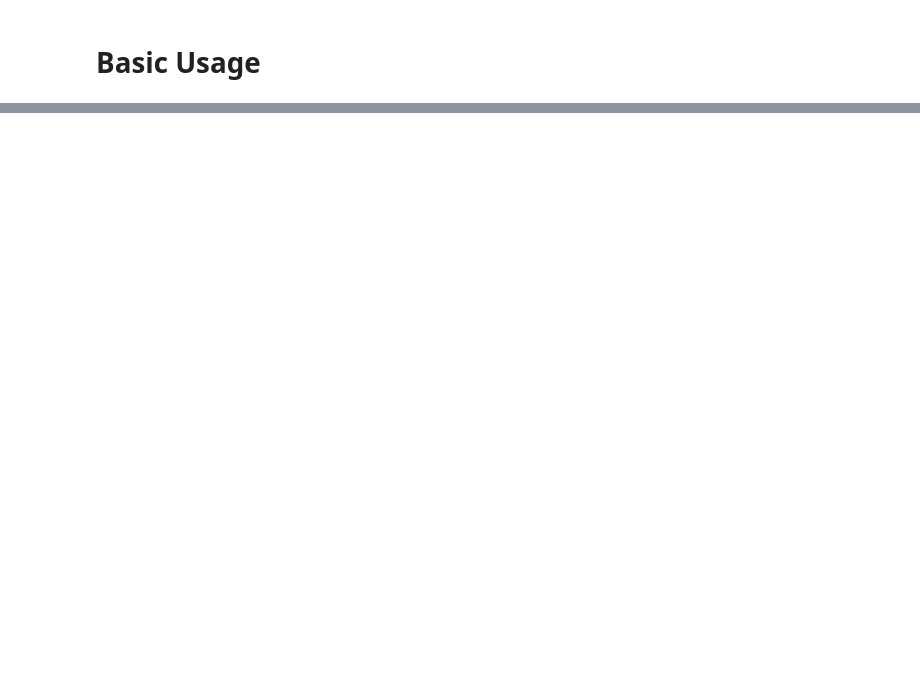
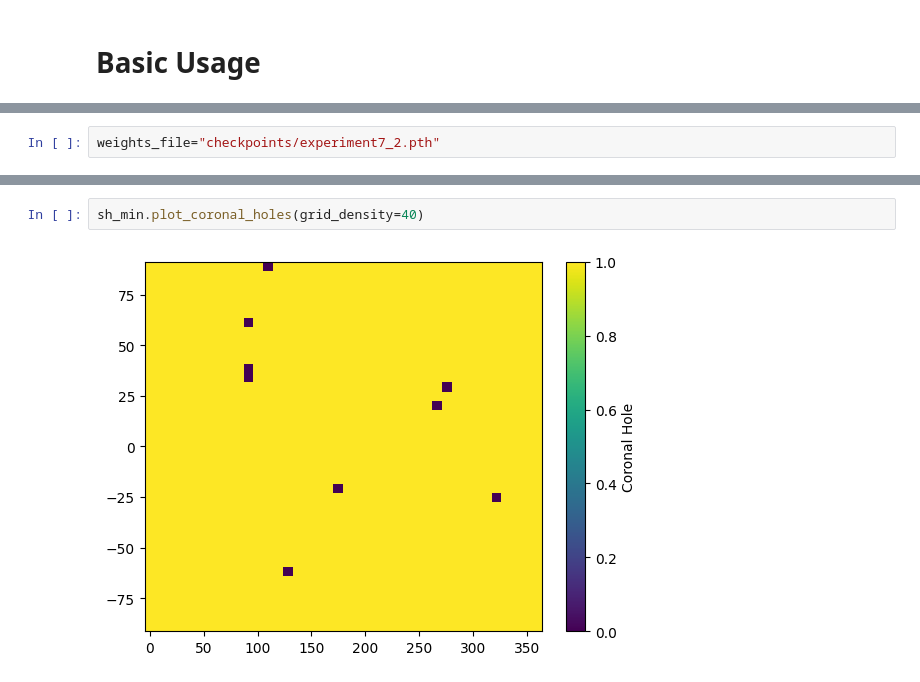
Before and after one commit to ddasilva/coronal-diffusion-modeling, a Jupyter notebook: Test Generation.ipynb, the cells around one changed output, grey strips where cells are left out. Saved outputs shown, nothing was run; the diff lists cells and outputs as text; blank space fills up the shorter version.

```diff
--- a/Test Generation.ipynb
+++ b/Test Generation.ipynb
@@ -22,0 +19,2 @@ sh.plot_magnetogram(r=2.5, lim=1e-5)
+# %%
+weights_file="checkpoints/experiment7_2.pth"
@@ -22,0 +28,4 @@ sh.plot_magnetogram(r=2.5, lim=1e-5)
+# %%
+sh_min.plot_coronal_holes(grid_density=40)
+# %% [output]
+[figure, added]
```
Also changed, not shown: parts of 8 cells of this notebook, 1 other file.
